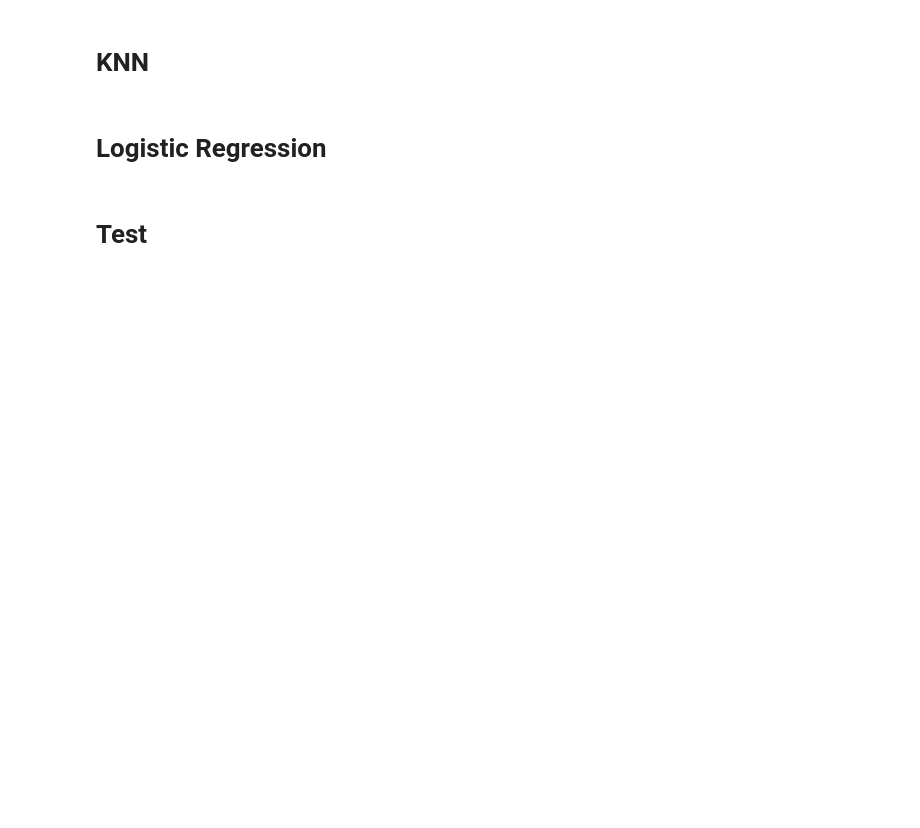
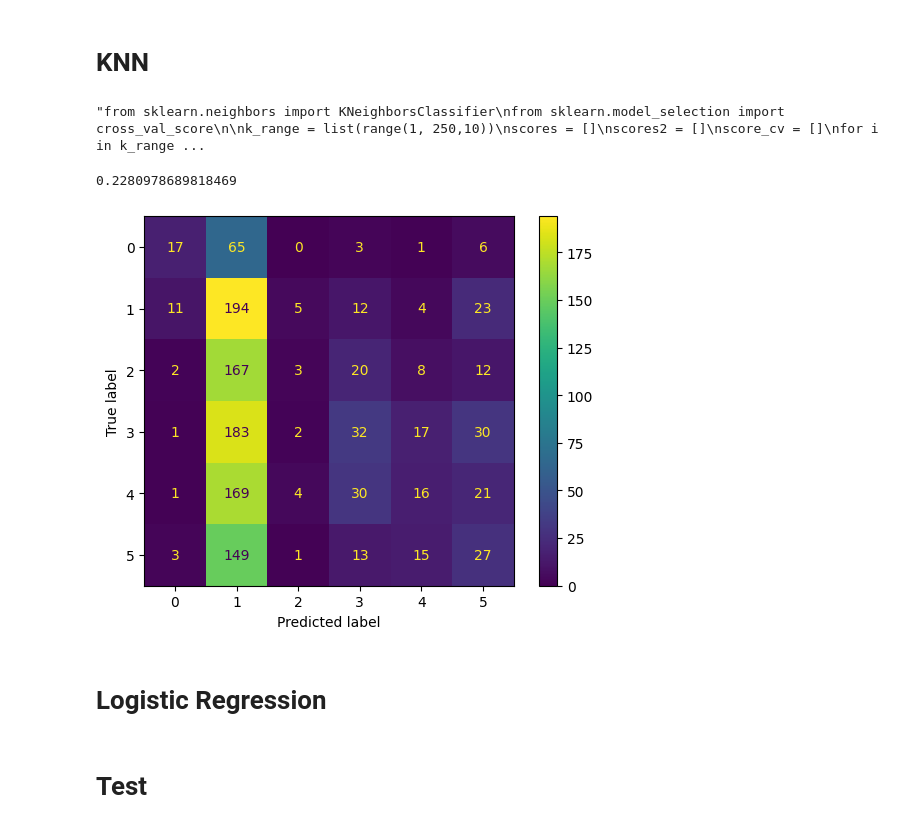
Before and after one commit to TanatPi/ESWD-Term-Project, a Jupyter notebook: true-false-news-classification-eswd-term-project.ipynb, the cells around one changed output. Drawn from its saved outputs; the diff is of its cells as text; code cells hidden in the pictures; blank space fills up the shorter version.

```diff
--- a/true-false-news-classification-eswd-term-project.ipynb
+++ b/true-false-news-classification-eswd-term-project.ipynb
@@ -565,8 +637,8 @@ def transformtovec(Pandas_Series, prefixstring, vectorizer):
 # %%
 # Statement
 # get new DataFrame
-v_statement_vectors = transformtovec(v_data["stemmed_statement_bigrams"], 'st', v_statement)
-test_statement_vectors = transformtovec(test_data["stemmed_statement_bigrams"], 'st', v_statement)
+v_statement_vectors = transformtovec(flatten_columns(v_data, statement_select), 'st', v_statement)
+test_statement_vectors = transformtovec(flatten_columns(test_data, statement_select), 'st', v_statement)
 
 # Context
 # get new DataFrame
@@ -634,7 +708,7 @@ print(metrics.accuracy_score(y_v['label_6'], y_pred))
 # %% [markdown]
 # KNN
 # %%
-from sklearn.neighbors import KNeighborsClassifier
+'''from sklearn.neighbors import KNeighborsClassifier
 from sklearn.model_selection import cross_val_score
 
 k_range = list(range(1, 250,10))
@@ -656,18 +730,23 @@ plt.plot(k_range, score_cv, label = 'cv 5 fold')
 plt.plot(k_range, scores2, label = 'test')
 plt.legend()
 plt.show()
-print(np.transpose(np.array([k_range,np.around(scores2,7)*100])))
+print(np.transpose(np.array([k_range,np.around(scores2,7)*100])))'''
+# %% [output]
+"from sklearn.neighbors import KNeighborsClassifier\nfrom sklearn.model_selection import cross_val_score\n\nk_range = list(range(1, 250,10))\nscores = []\nscores2 = []\nscore_cv = []\nfor i in k_range ...
 # %%
 from sklearn.metrics import confusion_matrix, ConfusionMatrixDisplay
 # n = 31
-knn = KNeighborsClassifier(n_neighbors=91,weights = 'distance')
+knn = KNeighborsClassifier(n_neighbors=31,weights = 'distance')
 knn.fit(X_train, y_train)
 y_pred = knn.predict(X_test)
 cm = confusion_matrix(y_test.iloc[:,label],y_pred[:,label], labels=knn.classes_[label])
 print(metrics.accuracy_score(y_test.iloc[:,label], y_pred[:,label]))
 disp = ConfusionMatrixDisplay(confusion_matrix=cm,display_labels=knn.classes_[label])
 disp.plot()
 plt.show()
+# %% [output]
+0.2280978689818469
+[figure, added]
 # %%
 if plot_knn_accuracy:
     k_range = list(range(1, 100,5))
```
Also changed, not shown: parts of 22 cells of this notebook.
